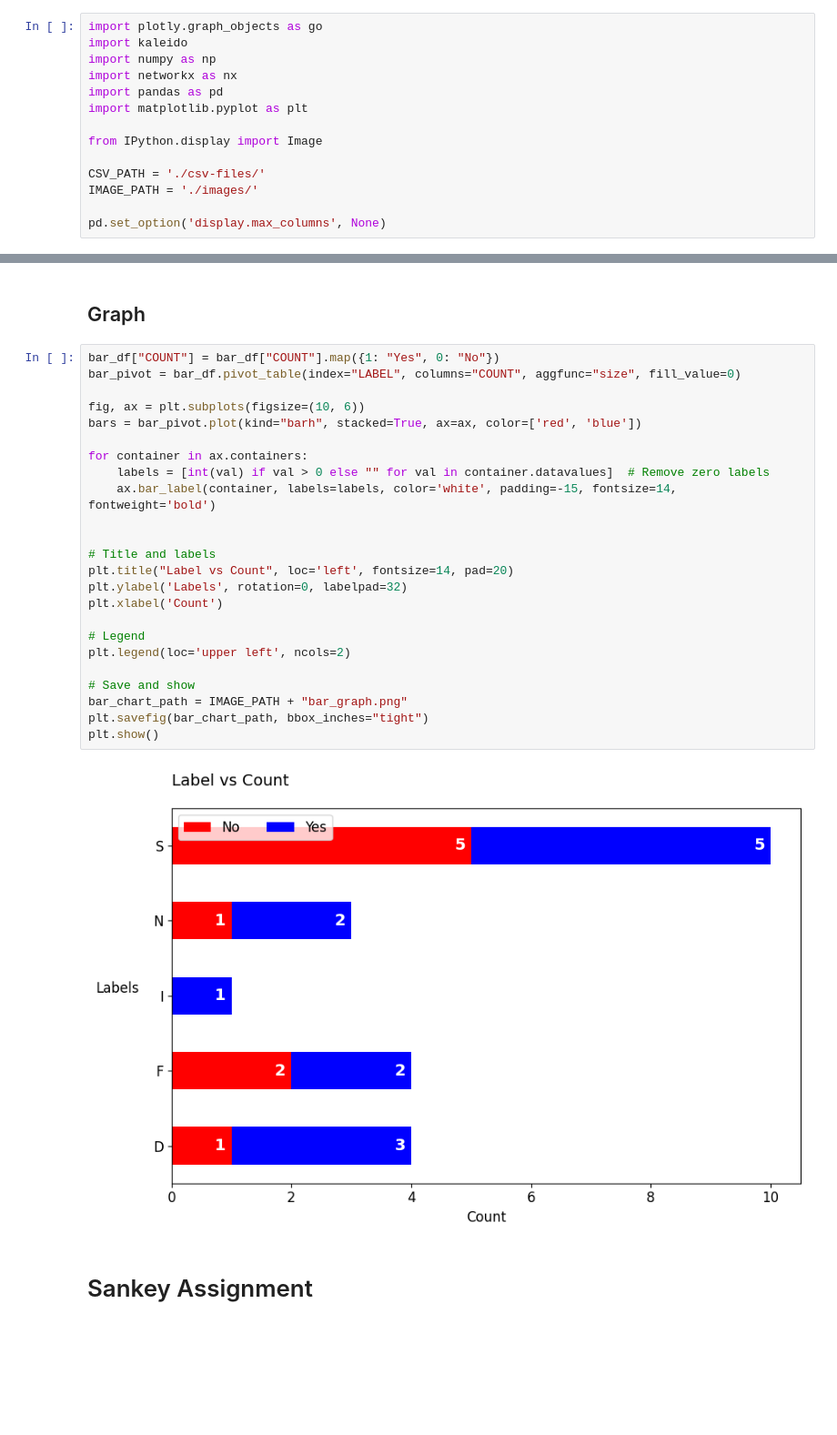
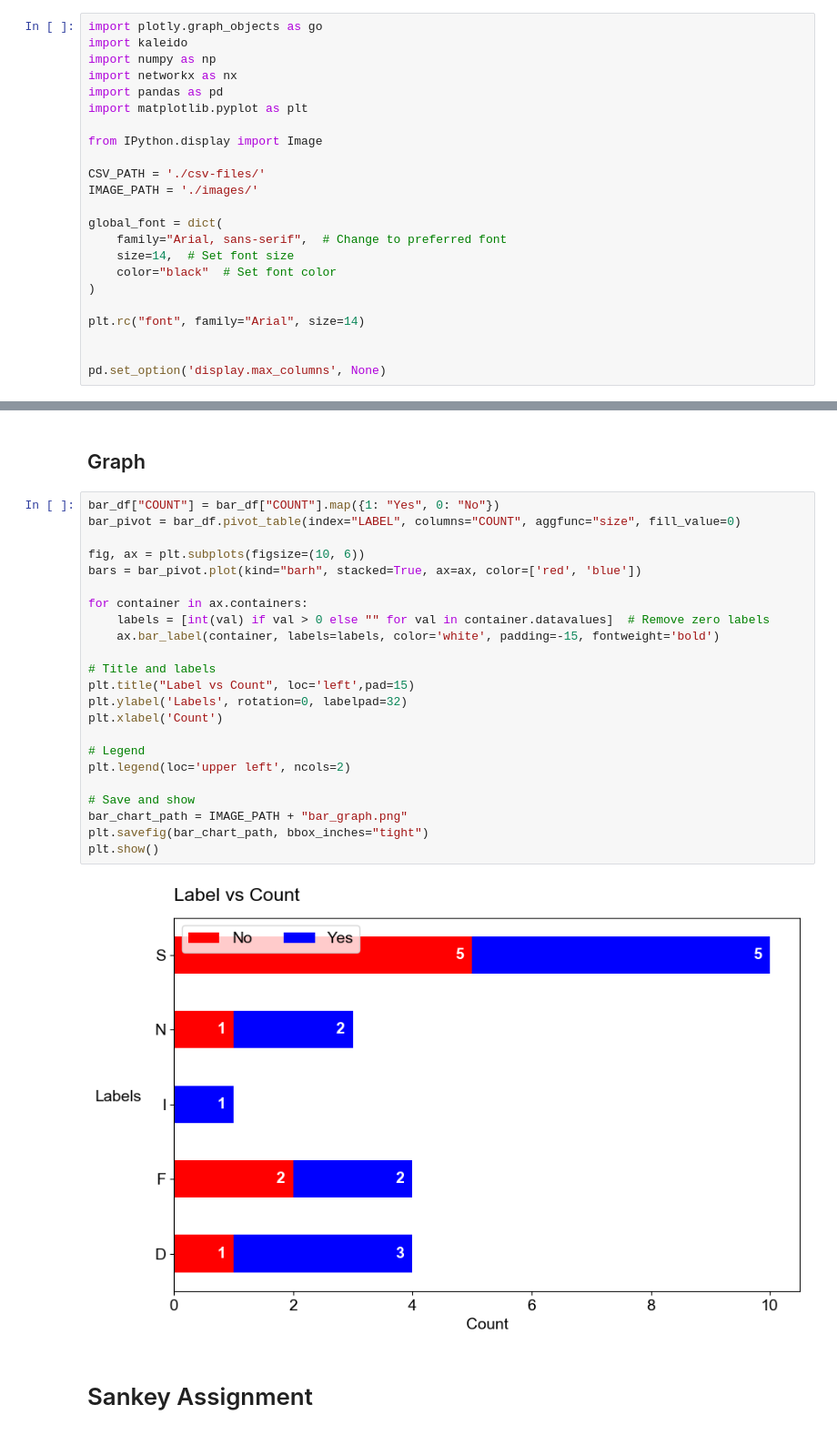
Before and after one commit to Celian4862/PLOTS, a Jupyter notebook: Implementation.ipynb, the cells around one changed output, grey strips where cells are left out. Shown at 91% size. Drawn from its saved outputs; the diff is of its cells as text; blank space fills up the shorter version.

```diff
--- a/Implementation.ipynb
+++ b/Implementation.ipynb
@@ -11,6 +11,15 @@ from IPython.display import Image
 CSV_PATH = './csv-files/'
 IMAGE_PATH = './images/'
 
+global_font = dict(
+    family="Arial, sans-serif",  # Change to preferred font
+    size=14,  # Set font size
+    color="black"  # Set font color
+)
+
+plt.rc("font", family="Arial", size=14)
+
+
 pd.set_option('display.max_columns', None)
 # %% [markdown]
 # Bar Assignment
@@ -42,29 +51,28 @@ bar_df.head(bar_df.size)
 # %%
 bar_df["COUNT"] = bar_df["COUNT"].map({1: "Yes", 0: "No"})
 bar_pivot = bar_df.pivot_table(index="LABEL", columns="COUNT", aggfunc="size", fill_value=0)
 
 fig, ax = plt.subplots(figsize=(10, 6))
 bars = bar_pivot.plot(kind="barh", stacked=True, ax=ax, color=['red', 'blue'])
 
 for container in ax.containers:
     labels = [int(val) if val > 0 else "" for val in container.datavalues]  # Remove zero labels
-    ax.bar_label(container, labels=labels, color='white', padding=-15, fontsize=14, fontweight='bold')
-
+    ax.bar_label(container, labels=labels, color='white', padding=-15, fontweight='bold')
 
 # Title and labels
-plt.title("Label vs Count", loc='left', fontsize=14, pad=20)
+plt.title("Label vs Count", loc='left',pad=15)
 plt.ylabel('Labels', rotation=0, labelpad=32)
 plt.xlabel('Count')
 
 # Legend
 plt.legend(loc='upper left', ncols=2)
 
 # Save and show
 bar_chart_path = IMAGE_PATH + "bar_graph.png"
 plt.savefig(bar_chart_path, bbox_inches="tight")
 plt.show()
 # %% [output]
-[figure, old version]
+[figure, new version]
 # %% [markdown]
 # Sankey Assignment
 # %% [markdown]
```
Also changed, not shown: parts of 4 cells of this notebook, 4 other files.
